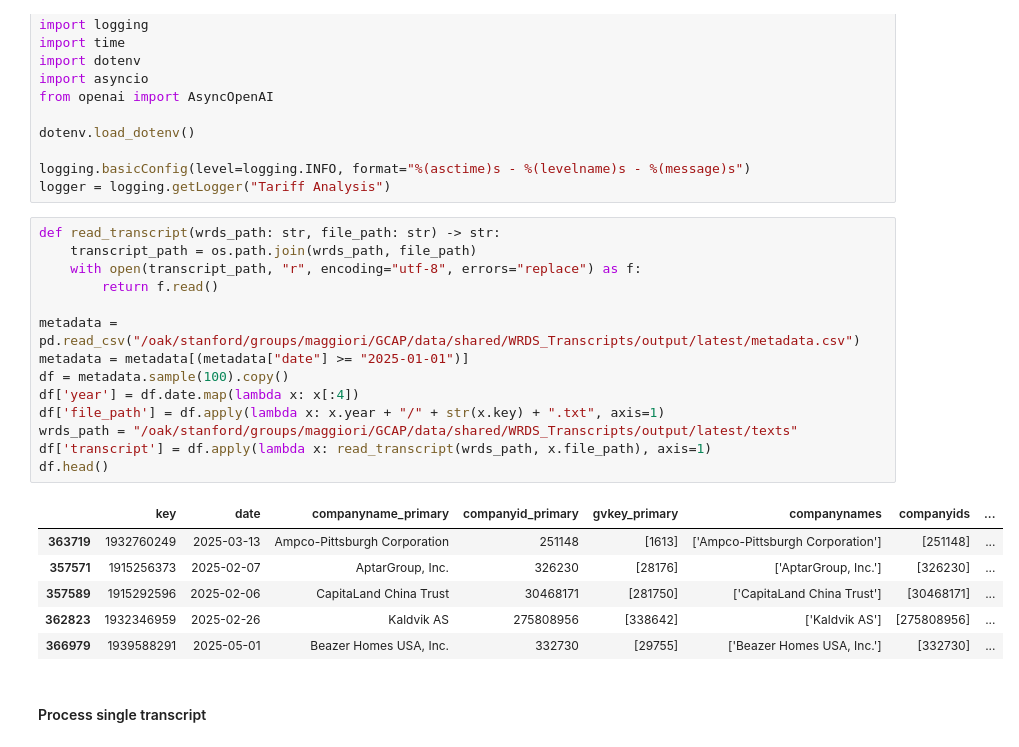
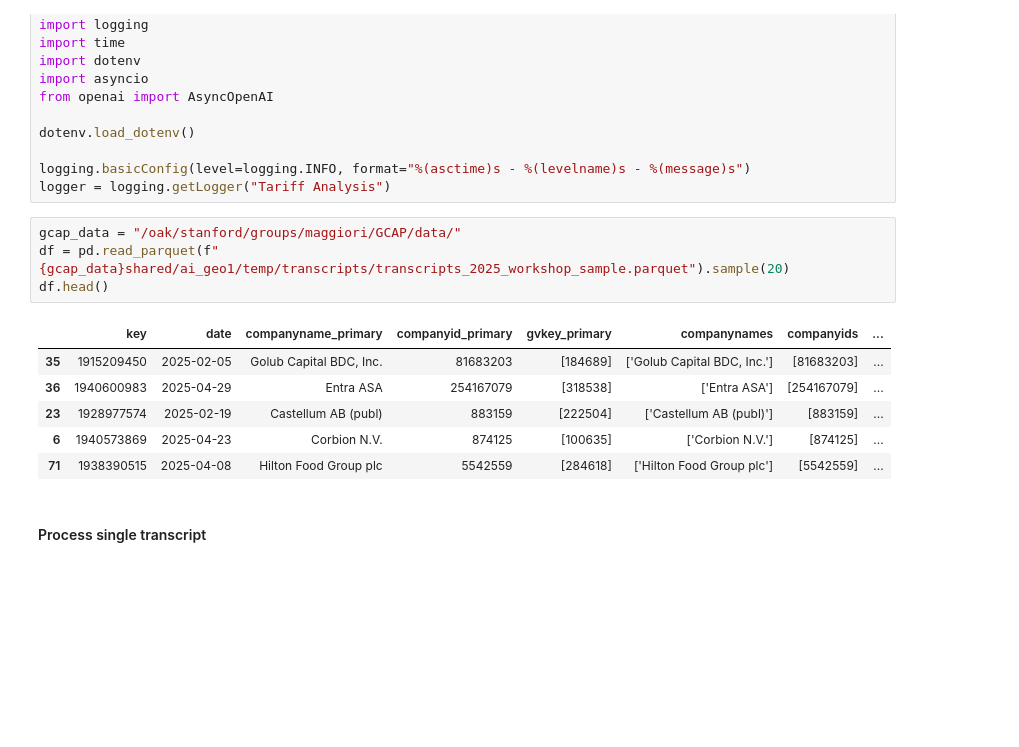
Before and after one commit to GCAP-Private/ai_workshop, a Jupyter notebook: llm_inference/vllmapi_transcript_analysis.ipynb, the cells around one changed output. Cells and saved outputs as stored; diff of their text form; blank space fills up the shorter version.

Commit message:
Update llm inference workshop

```diff
--- a/llm_inference/vllmapi_transcript_analysis.ipynb
+++ b/llm_inference/vllmapi_transcript_analysis.ipynb
@@ -14,26 +14,16 @@ dotenv.load_dotenv()
 logging.basicConfig(level=logging.INFO, format="%(asctime)s - %(levelname)s - %(message)s")
 logger = logging.getLogger("Tariff Analysis")
 # %%
-def read_transcript(wrds_path: str, file_path: str) -> str:
-    transcript_path = os.path.join(wrds_path, file_path)
-    with open(transcript_path, "r", encoding="utf-8", errors="replace") as f:
-        return f.read()
-
-metadata = pd.read_csv("/oak/stanford/groups/maggiori/GCAP/data/shared/WRDS_Transcripts/output/latest/metadata.csv")
-metadata = metadata[(metadata["date"] >= "2025-01-01")]
-df = metadata.sample(100).copy()
-df['year'] = df.date.map(lambda x: x[:4])
-df['file_path'] = df.apply(lambda x: x.year + "/" + str(x.key) + ".txt", axis=1)
-wrds_path = "/oak/stanford/groups/maggiori/GCAP/data/shared/WRDS_Transcripts/output/latest/texts"
-df['transcript'] = df.apply(lambda x: read_transcript(wrds_path, x.file_path), axis=1)
+gcap_data = "/oak/stanford/groups/maggiori/GCAP/data/"
+df = pd.read_parquet(f"{gcap_data}shared/ai_geo1/temp/transcripts/transcripts_2025_workshop_sample.parquet").sample(20)
 df.head()
 # %% [output]
 |  | key | date | companyname_primary | companyid_primary | gvkey_primary | companynames | companyids | ... |
-| 363719 | 1932760249 | 2025-03-13 | Ampco-Pittsburgh Corporation | 251148 | [1613] | ['Ampco-Pittsburgh Corporation'] | [251148] | ... |
-| 357571 | 1915256373 | 2025-02-07 | AptarGroup, Inc. | 326230 | [28176] | ['AptarGroup, Inc.'] | [326230] | ... |
-| 357589 | 1915292596 | 2025-02-06 | CapitaLand China Trust | 30468171 | [281750] | ['CapitaLand China Trust'] | [30468171] | ... |
-| 362823 | 1932346959 | 2025-02-26 | Kaldvik AS | 275808956 | [338642] | ['Kaldvik AS'] | [275808956] | ... |
-| 366979 | 1939588291 | 2025-05-01 | Beazer Homes USA, Inc. | 332730 | [29755] | ['Beazer Homes USA, Inc.'] | [332730] | ... |
+| 35 | 1915209450 | 2025-02-05 | Golub Capital BDC, Inc. | 81683203 | [184689] | ['Golub Capital BDC, Inc.'] | [81683203] | ... |
+| 36 | 1940600983 | 2025-04-29 | Entra ASA | 254167079 | [318538] | ['Entra ASA'] | [254167079] | ... |
+| 23 | 1928977574 | 2025-02-19 | Castellum AB (publ) | 883159 | [222504] | ['Castellum AB (publ)'] | [883159] | ... |
+| 6 | 1940573869 | 2025-04-23 | Corbion N.V. | 874125 | [100635] | ['Corbion N.V.'] | [874125] | ... |
+| 71 | 1938390515 | 2025-04-08 | Hilton Food Group plc | 5542559 | [284618] | ['Hilton Food Group plc'] | [5542559] | ... |
 # %% [markdown]
 #### Process single transcript
 # %%
```
Also changed, not shown: parts of 4 cells of this notebook, 3 other files.
